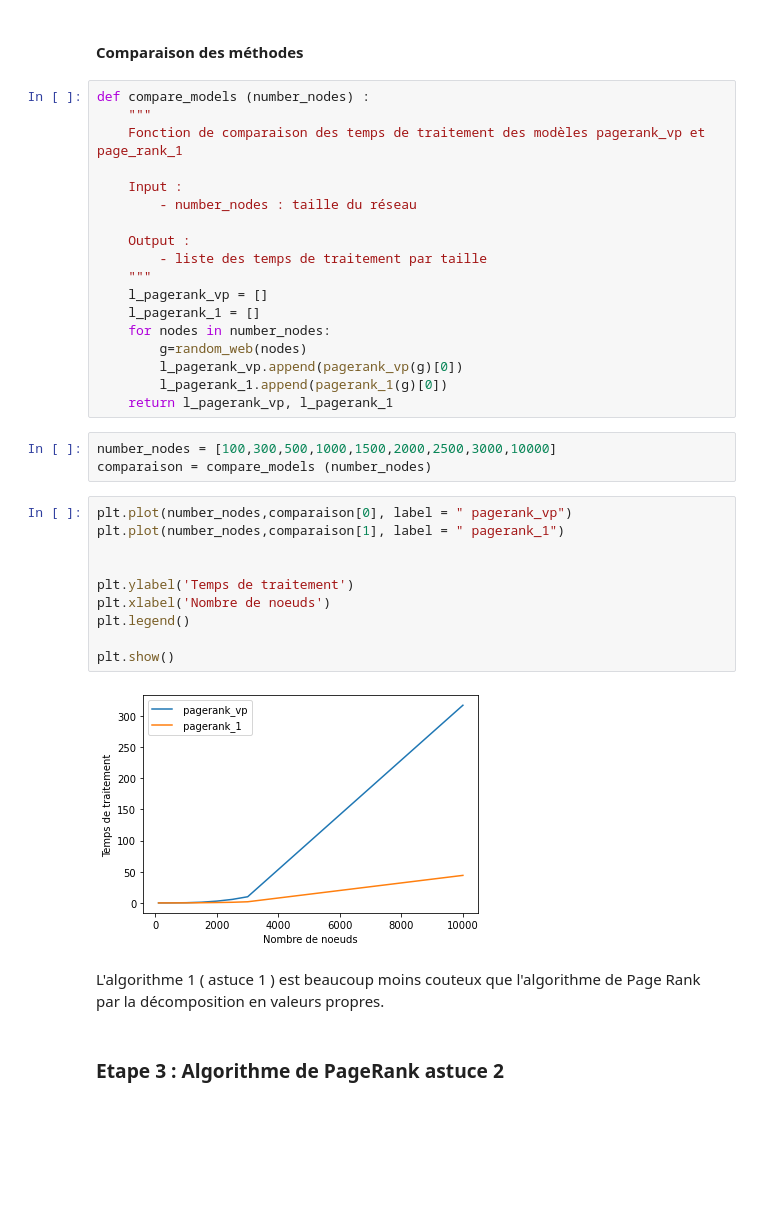
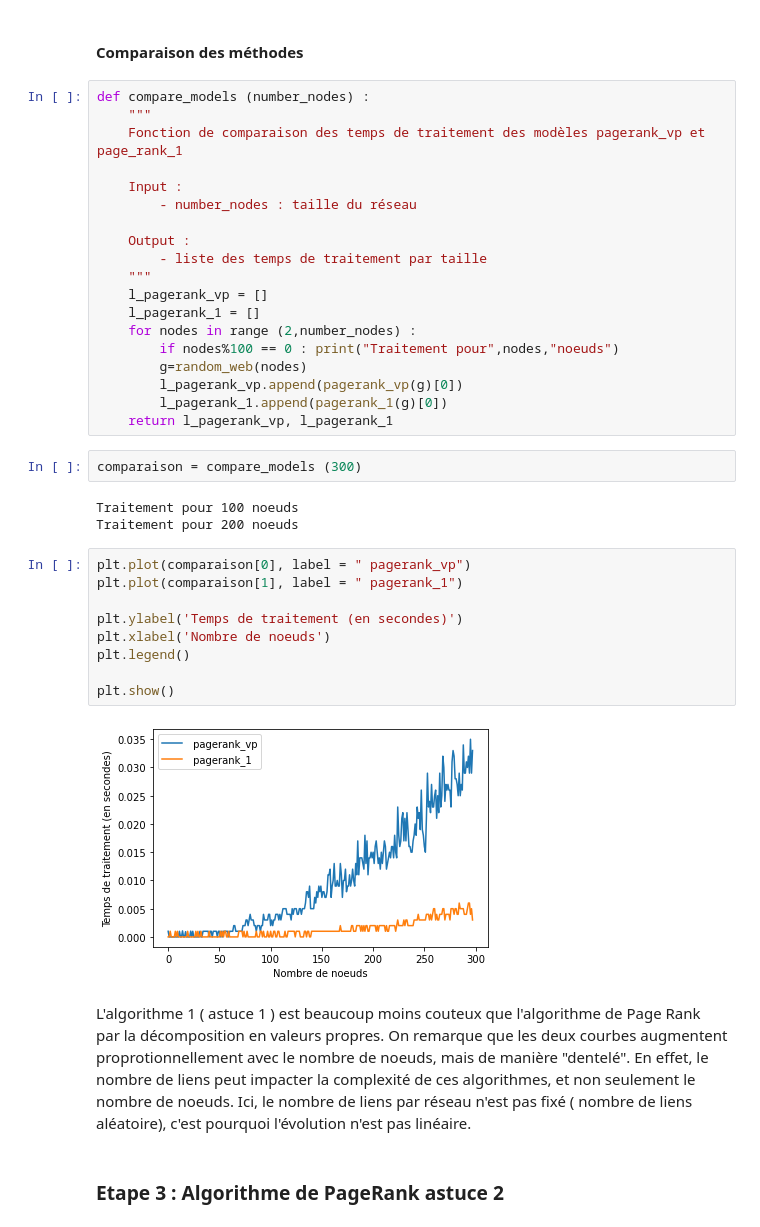
Before and after one commit to LouiseBlart/PageRank-MapReduce-2021, a Jupyter notebook: PageRank MapReduce.ipynb, the cells around one changed output. Saved outputs shown, nothing was run; the diff lists cells and outputs as text; blank space fills up the shorter version.

```diff
--- a/PageRank MapReduce.ipynb
+++ b/PageRank MapReduce.ipynb
@@ -285,28 +276,30 @@ def compare_models (number_nodes) :
     """
     l_pagerank_vp = []
     l_pagerank_1 = []
-    for nodes in number_nodes:
+    for nodes in range (2,number_nodes) :
+        if nodes%100 == 0 : print("Traitement pour",nodes,"noeuds")
         g=random_web(nodes)
         l_pagerank_vp.append(pagerank_vp(g)[0])
         l_pagerank_1.append(pagerank_1(g)[0])
     return l_pagerank_vp, l_pagerank_1
-# %%
-number_nodes = [100,300,500,1000,1500,2000,2500,3000,10000]
-comparaison = compare_models (number_nodes)
+# %%
+comparaison = compare_models (300)
+# %% [output]
+Traitement pour 100 noeuds
+Traitement pour 200 noeuds
 # %%
-plt.plot(number_nodes,comparaison[0], label = " pagerank_vp")
-plt.plot(number_nodes,comparaison[1], label = " pagerank_1")
+plt.plot(comparaison[0], label = " pagerank_vp")
+plt.plot(comparaison[1], label = " pagerank_1")
 
-
-plt.ylabel('Temps de traitement')
+plt.ylabel('Temps de traitement (en secondes)')
 plt.xlabel('Nombre de noeuds')
 plt.legend()
 
 plt.show()
 # %% [output]
-[figure, old version]
+[figure, new version]
-# %% [markdown]
-L'algorithme 1 ( astuce 1 ) est beaucoup moins couteux que l'algorithme de Page Rank par la décomposition en valeurs propres.
+# %% [markdown]
+L'algorithme 1 ( astuce 1 ) est beaucoup moins couteux que l'algorithme de Page Rank par la décomposition en valeurs propres. On remarque que les deux courbes augmentent proprotionnellement avec le nombre de noeuds, mais de manière "dentelé". En effet, le nombre de liens peut impacter la complexité de ces algorithmes, et non seulement le nombre de noeuds. Ici, le nombre de liens par réseau n'est pas fixé ( nombre de liens aléatoire), c'est pourquoi l'évolution n'est pas linéaire.
 # %% [markdown]
 ### Etape 3 : Algorithme de PageRank astuce 2
 # %% [markdown]
```
Also changed, not shown: parts of 15 cells of this notebook.
